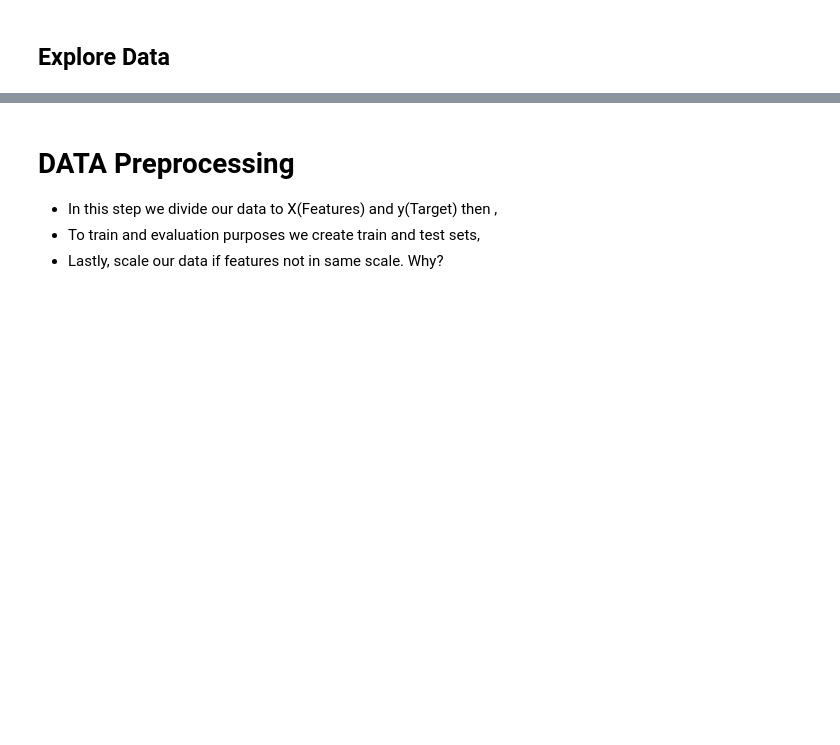
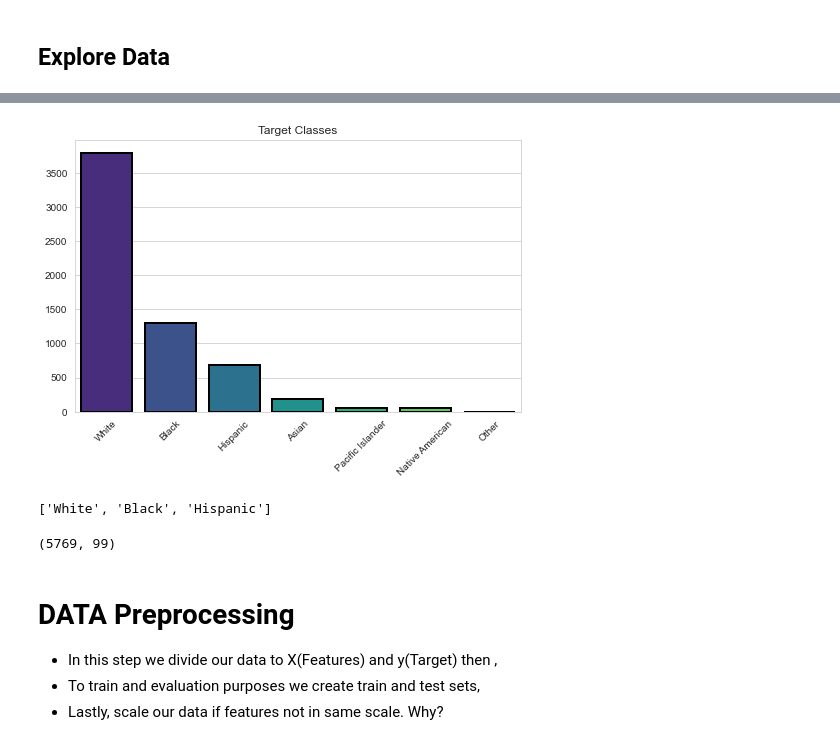
Before and after one commit to 0xArwa/soldier-race-prediction, a Jupyter notebook: Race Prediction/soldier_race_project_students.ipynb, the cells around one changed output, grey strips where cells are left out. Cells and saved outputs as stored; diff of their text form; code cells hidden in the pictures; blank space fills up the shorter version.

```diff
--- a/Race Prediction/soldier_race_project_students.ipynb
+++ b/Race Prediction/soldier_race_project_students.ipynb
@@ -311,3 +375,28 @@ Name: DODRace, dtype: int64
+# %%
+# visualizing our target distribution
+plt.figure(figsize=(8, 5))
+sns.barplot(x=value_counts.index, y=value_counts.values,
+            saturation=1, edgecolor='k',
+            linewidth=2, palette='viridis')
+plt.xticks(rotation=45)
+plt.title(f'Target Classes')
+plt.show()
+# %% [output]
+[figure, added]
+# %%
+value_counts = df['DODRace'].value_counts()
+
+# classes with count of 500 or more
+race_classes = list(value_counts[value_counts >= 500].index)
+race_classes
+# %% [output]
+['White', 'Black', 'Hispanic']
+# %%
+# keep rows that has one of the 3 classes
+df = df[df['DODRace'].isin(race_classes)]
+df.shape
+# %% [output]
+(5769, 99)
 # %% [markdown]
 # DATA Preprocessing
 - In this step we divide our data to X(Features) and y(Target) then ,
```
Also changed, not shown: parts of 70 cells of this notebook, 2 other files.
